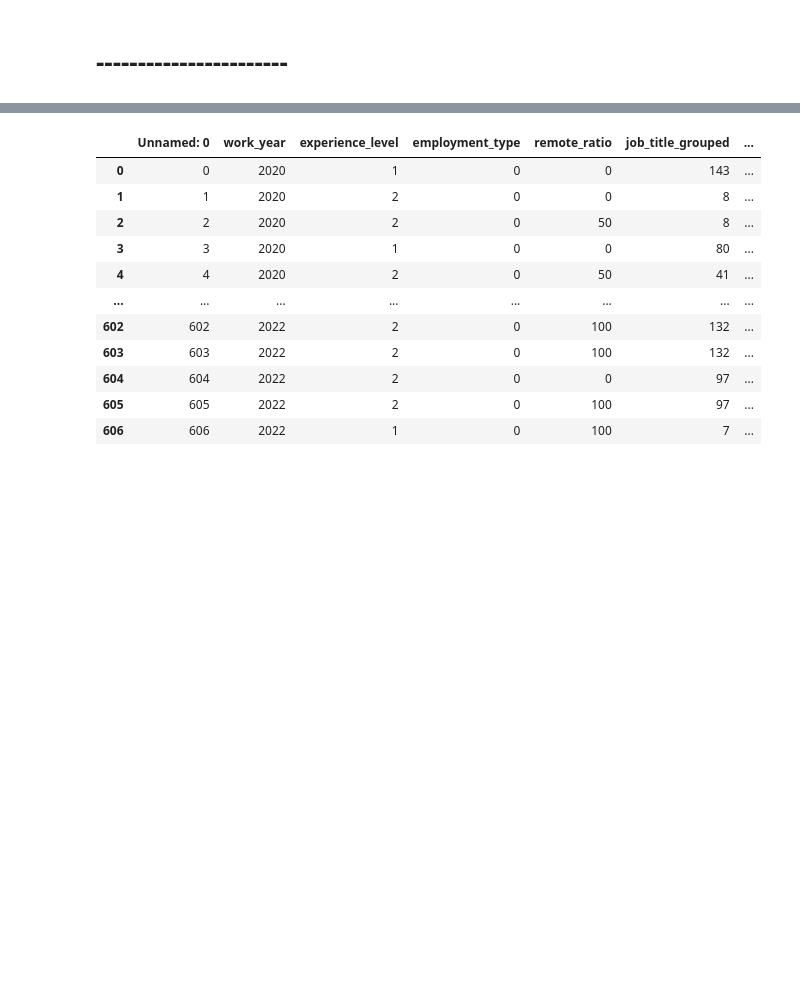
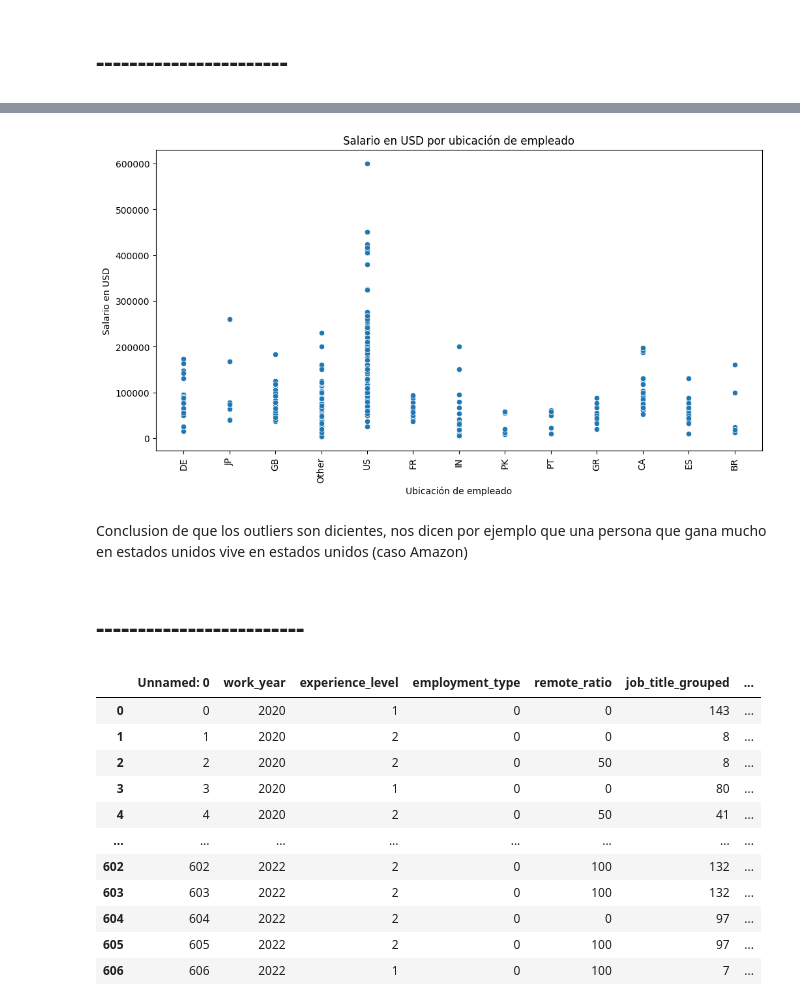
Before and after one commit to Scontrerasg7/taller2-ML-eafit, a Jupyter notebook: taller2.ipynb, the cells around one changed output, grey strips where cells are left out. Saved outputs shown, nothing was run; the diff lists cells and outputs as text; code cells hidden in the pictures; blank space fills up the shorter version.

```diff
--- a/taller2.ipynb
+++ b/taller2.ipynb
@@ -290,3 +321,23 @@ df["company_location_grouped"] = df["company_location_grouped"].map(df["company_
+# %%
+# 1. Graficar employee_residence vs salary_in_usd
+threshold = 6
+df["employee_residence_grouped_for_graph"] = df["employee_residence"].apply(lambda x: x if employee_residence_counts[x] >= threshold else "Other")
+df["employee_residence_grouped_for_graph"].value_counts()
+
+# plottear un scatter entre employee_residence_grouped_for_graph y salary_in_usd
+plt.figure(figsize=(12, 6))
+sns.scatterplot(data=df, x="employee_residence_grouped_for_graph", y="salary_in_usd")
+plt.xticks(rotation=90)
+plt.xlabel("Ubicación de empleado")
+plt.ylabel("Salario en USD")
+plt.title("Salario en USD por ubicación de empleado")
+plt.show()
+# %% [output]
+[figure, added]
+# %% [markdown]
+Conclusion de que los outliers son dicientes, nos dicen por ejemplo que una persona que gana mucho en estados unidos vive en estados unidos (caso Amazon)
+# %% [markdown]
+# -------------------------
 # %%
 # extraer un df X y un vector y eliminar las columnas que no se van a usar
 X = df.drop(columns=["salary", "salary_in_usd", "job_title", "employee_residence", "company_location", "company_size", "salary_currency"])
```
Also changed, not shown: parts of 16 cells of this notebook.
